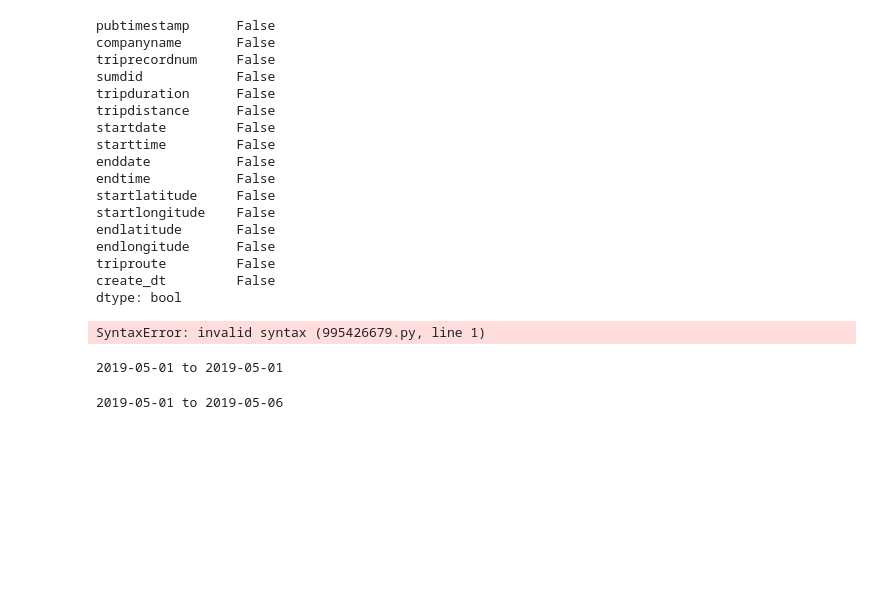
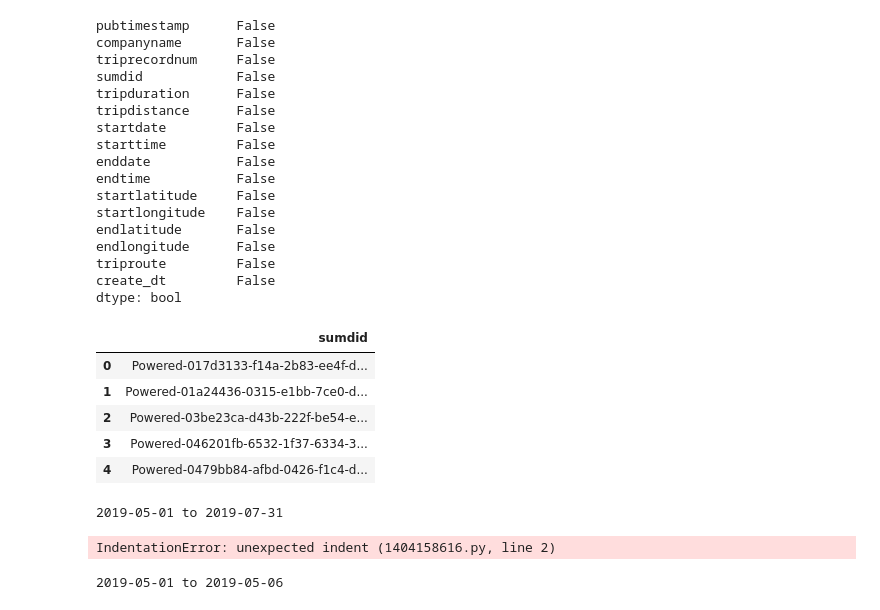
Before and after one commit to NSS-Data-Analytics-Cohort-10/scooters-group-6, a Jupyter notebook: notebooks/sqlalchemy.ipynb, the cells around one changed output. Cells and saved outputs as stored; diff of their text form; code cells hidden in the pictures; blank space fills up the shorter version.

```diff
--- a/notebooks/sqlalchemy.ipynb
+++ b/notebooks/sqlalchemy.ipynb
@@ -118,3 +121,13 @@ trips.head()
 | 2 | 2019-05-01 00:05:55.570 | Bird | BRD2168 | Powered7S2UU | 3.0000 | 2296.58800 | 2019-05-01 | 00:03:47.363333 | ... |
 | 3 | 2019-05-01 00:05:55.570 | Bird | BRD2166 | PoweredZIIVX | 3.0000 | 1200.78744 | 2019-05-01 | 00:04:21.386666 | ... |
 | 4 | 2019-05-01 00:05:55.570 | Bird | BRD2165 | PoweredJ7MB3 | 2.0000 | 351.04988 | 2019-05-01 | 00:04:27.796666 | ... |
+# %%
+query='''
+SELECT
+     COUNT(DISTINCT sumdid)
+FROM scooters;
+'''
+with engine.connect() as connection:
+        scooters = pd.read_sql(text(query), con = connection)
+
+scooters.head()
@@ -155,18 +163,40 @@ create_dt         False
 dtype: bool
 # %%
 #What date range is represented in each of the date columns? Investigate any values that seem odd.
-# %%
-query =
-SELECT pubdatetime
-FROM scooters
-# %% [output]
-SyntaxError: invalid syntax (995426679.py, line 1)
+# %%
+query='''
+SELECT
+     DISTINCT sumdid
+FROM scooters;
+'''
+with engine.connect() as connection:
+        scooters = pd.read_sql(text(query), con = connection)
+
+scooters.head()
+# %% [output]
+|  | sumdid |
+| 0 | Powered-017d3133-f14a-2b83-ee4f-d... |
+| 1 | Powered-01a24436-0315-e1bb-7ce0-d... |
+| 2 | Powered-03be23ca-d43b-222f-be54-e... |
+| 3 | Powered-046201fb-6532-1f37-6334-3... |
+| 4 | Powered-0479bb84-afbd-0426-f1c4-d... |
 # %%
 scooters['pubdatetime'] = pd.to_datetime(scooters['pubdatetime'])
 date_range = str(scooters['pubdatetime'].dt.date.min()) + ' to ' +str(scooters['pubdatetime'].dt.date.max())
 print(date_range)
 # %% [output]
-2019-05-01 to 2019-05-01
+2019-05-01 to 2019-07-31
+# %%
+SELECT
+    DISTINCT sumdid
+FROM trips;
+'''
+with engine.connect() as connection:
+        trips = pd.read_sql(text(query), con = connection)
+
+trips.head()
+# %% [output]
+IndentationError: unexpected indent (1404158616.py, line 2)
 # %%
 trips['pubtimestamp'] = pd.to_datetime(trips['pubtimestamp'])
 date_range = str(trips['pubtimestamp'].dt.date.min()) + ' to ' +str(trips['pubtimestamp'].dt.date.max())
```
Also changed, not shown: parts of 5 cells of this notebook.
